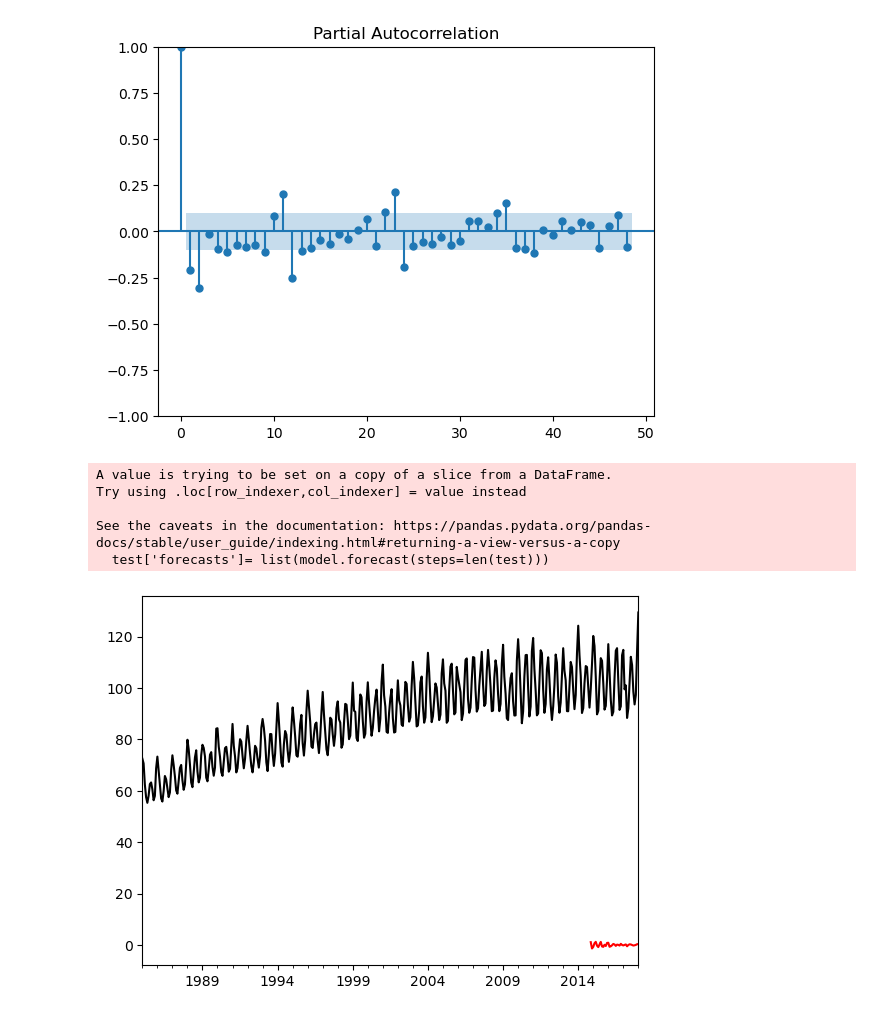
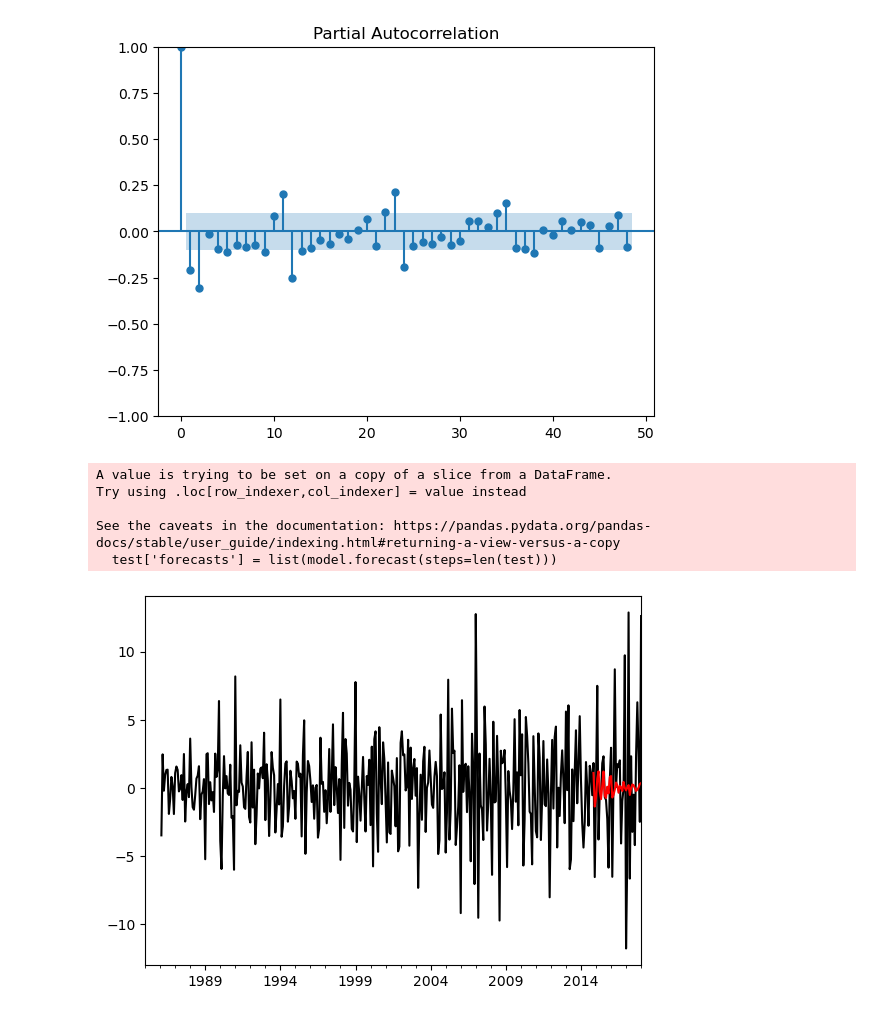
Before and after one commit to AngeloLongano/heart_failure_prediction, a Jupyter notebook: analysis_time_series.ipynb, the cells around one changed output. Saved outputs shown, nothing was run; the diff lists cells and outputs as text; code cells hidden in the pictures.

Commit message:
Fix graph

```diff
--- a/analysis_time_series.ipynb
+++ b/analysis_time_series.ipynb
@@ -287,16 +287,15 @@ test = df.iloc[-test_set_size:]
 selector = ar_select_order(train['diff'].dropna(), 15, seasonal=True, period=12)
 model = AutoReg(train['diff'].dropna(), lags=selector.ar_lags, seasonal=True, period=12).fit()
 # %%
-test['forecasts']= list(model.forecast(steps=len(test)))
+test['forecasts'] = list(model.forecast(steps=len(test)))
 
-
-df['value'].plot(color='k')
+df['diff'].plot(color='k')
 test['forecasts'].plot(color='red')
 plt.show()
 # %% [output]
 A value is trying to be set on a copy of a slice from a DataFrame.
 Try using .loc[row_indexer,col_indexer] = value instead
 
 See the caveats in the documentation: https://pandas.pydata.org/pandas-docs/stable/user_guide/indexing.html#returning-a-view-versus-a-copy
-  test['forecasts']= list(model.forecast(steps=len(test)))
+  test['forecasts'] = list(model.forecast(steps=len(test)))
-[figure, old version]
+[figure, new version]
```
Also changed, not shown: parts of 2 cells of this notebook.
